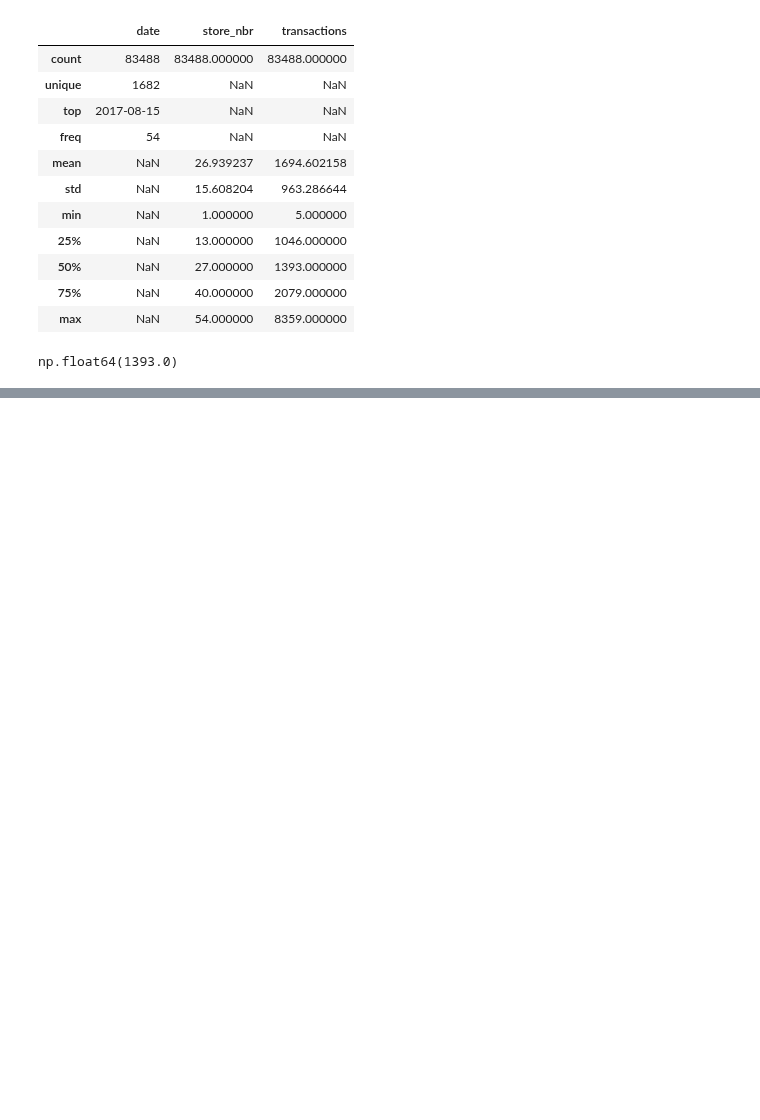
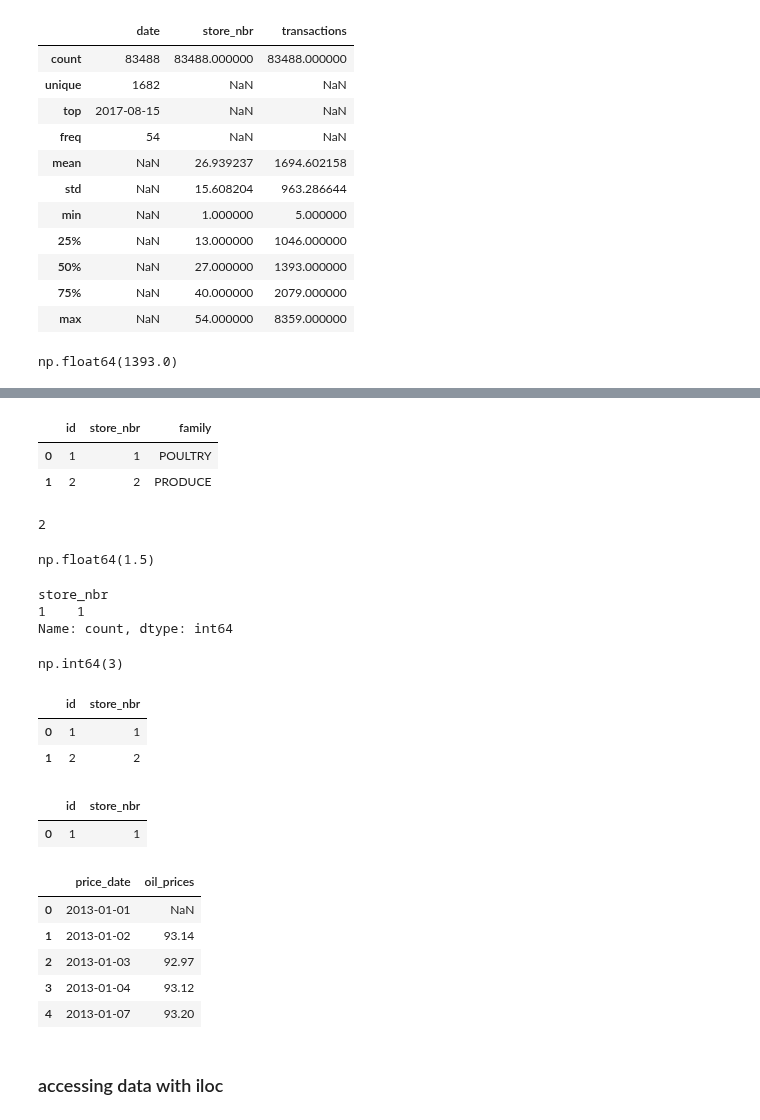
Before and after one commit to arunadas/effective-pandas, a Jupyter notebook: l_python_pandas/dataframes.ipynb, the cells around one changed output, grey strips where cells are left out. Drawn from its saved outputs; the diff is of its cells as text; code cells hidden in the pictures; blank space fills up the shorter version.

```diff
--- a/l_python_pandas/dataframes.ipynb
+++ b/l_python_pandas/dataframes.ipynb
@@ -437,0 +480,48 @@ np.float64(1393.0)
+# %%
+df
+# %% [output]
+|  | id | store_nbr | family |
+| 0 | 1 | 1 | POULTRY |
+| 1 | 2 | 2 | PRODUCE |
+# %%
+df["id"].nunique()
+# %% [output]
+2
+# %%
+df["store_nbr"].mean()
+# %% [output]
+np.float64(1.5)
+# %%
+df["store_nbr"].value_counts().iloc[:1]
+# %% [output]
+store_nbr
+1    1
+Name: count, dtype: int64
+# %%
+df["store_nbr"].sum()
+# %% [output]
+np.int64(3)
+# %%
+# select multiple columns
+df[['id','store_nbr']]
+# %% [output]
+|  | id | store_nbr |
+| 0 | 1 | 1 |
+| 1 | 2 | 2 |
+# %%
+df[['id','store_nbr']].iloc[:1]
+# %% [output]
+|  | id | store_nbr |
+| 0 | 1 | 1 |
+# %%
+
+oil.head()
+# %% [output]
+|  | price_date | oil_prices |
+| 0 | 2013-01-01 | NaN |
+| 1 | 2013-01-02 | 93.14 |
+| 2 | 2013-01-03 | 92.97 |
+| 3 | 2013-01-04 | 93.12 |
+| 4 | 2013-01-07 | 93.20 |
+# %% [markdown]
+### accessing data with iloc
```
Also changed, not shown: parts of 6 cells of this notebook.
